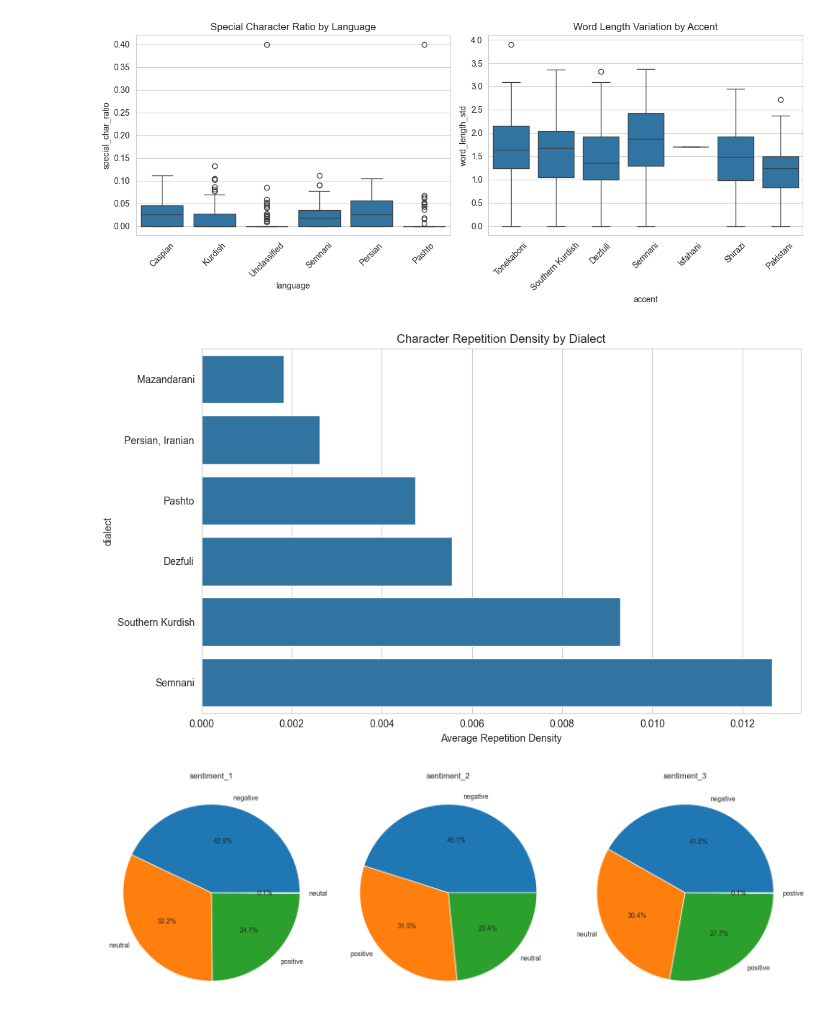
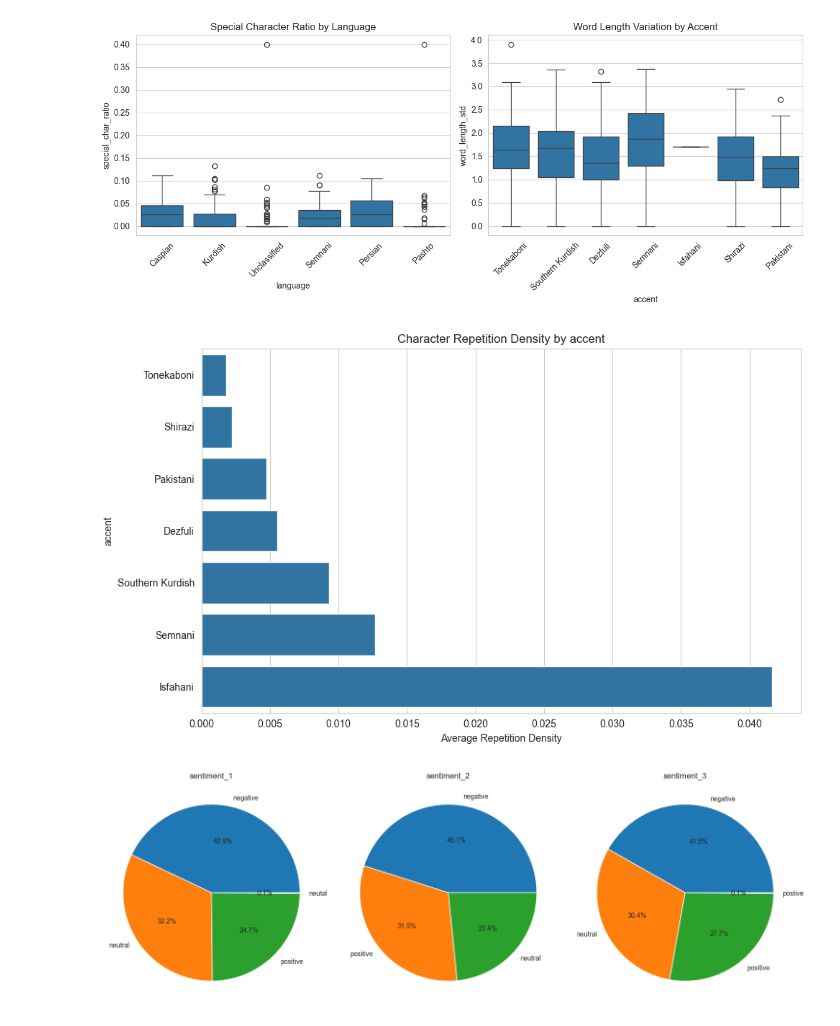
Before and after one commit to AmirhosseinRHT/Natural-Language-Processing-Projects, a Jupyter notebook: CA2/CA2.ipynb, the cells around one changed output. Saved outputs shown, nothing was run; the diff lists cells and outputs as text; code cells hidden in the pictures.

```diff
--- a/CA2/CA2.ipynb
+++ b/CA2/CA2.ipynb
@@ -166,28 +166,28 @@ plt.show()
 # %%
 fig, ax = plt.subplots(figsize=(10, 6))
 
 def repetition_density(text):
     text = str(text)
     if len(text) < 2:
         return 0
     repeats = sum(1 for i in range(len(text)-1) if text[i] == text[i+1])
     return repeats / len(text)
 
 repetition_values = df['text'].dropna().apply(repetition_density)
 
-temp_df3 = df.dropna(subset=['text', 'dialect']).copy()
+temp_df3 = df.dropna(subset=['text', 'accent']).copy()
 temp_df3['repetition_density'] = repetition_values.loc[temp_df3.index]
 
-avg_repetition = temp_df3.groupby('dialect')['repetition_density'].mean().sort_values()
+avg_repetition = temp_df3.groupby('accent')['repetition_density'].mean().sort_values()
 
 sns.barplot(x=avg_repetition.values, y=avg_repetition.index, ax=ax)
-ax.set_title('Character Repetition Density by Dialect')
+ax.set_title('Character Repetition Density by accent')
 ax.set_xlabel('Average Repetition Density')
 
 plt.tight_layout()
 plt.show()
 # %% [output]
-[figure, old version]
+[figure, new version]
 # %%
 fig, axes = plt.subplots(1, 3, figsize=(15, 5))
 
```
Also changed, not shown: parts of 5 cells of this notebook.
